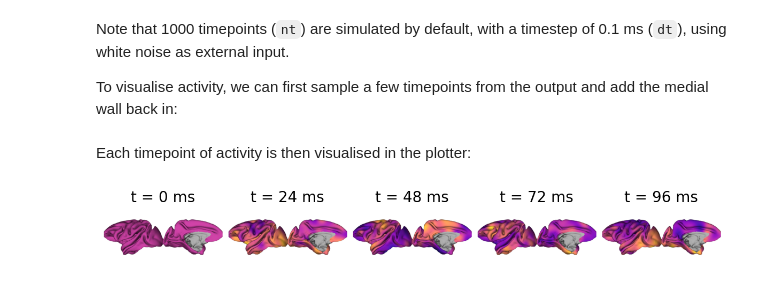
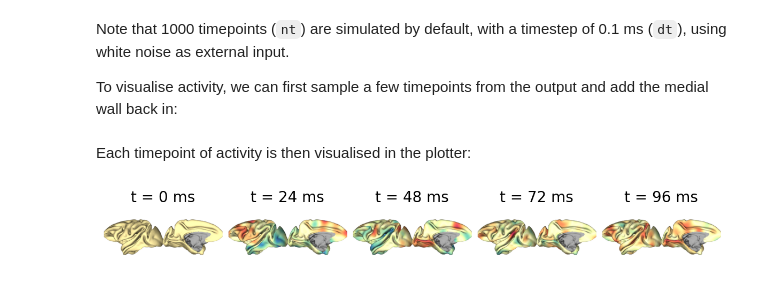
Before and after one commit to VictorBarnes/neuromodes, a Jupyter notebook: docs/tutorials/wave_model.ipynb, the cells around one changed output. Cells and saved outputs as stored; diff of their text form; code cells hidden in the pictures.

Commit message:
Remove dict return from fetch_surf + add data DOIs + change default colormap

```diff
--- a/docs/tutorials/wave_model.ipynb
+++ b/docs/tutorials/wave_model.ipynb
@@ -22,9 +22,9 @@ from nsbtools.utils import unmask
 from nsbtools.plotting import plot_surf
 from importlib.resources import files
 
-lh_surf = fetch_surf(species='macaque')
+mesh, medmask = fetch_surf(species='macaque')
 
-solver = EigenSolver(lh_surf['mesh'], mask=lh_surf['medmask'])
+solver = EigenSolver(mesh, mask=medmask)
 # %% [markdown]
 We can then call the `simulate_waves` class method:
 # %%
@@ -36,17 +36,17 @@ Note that 1000 timepoints (`nt`) are simulated by default, with a timestep of 0.
 
 To visualise activity, we can first sample a few timepoints from the output and add the medial wall back in:
 # %%
-sim_ts_sample = unmask(sim_ts[:, ::240], lh_surf['medmask'])  # Sample every 240 time points
+sim_ts_sample = unmask(sim_ts[:, ::240], medmask)  # Sample every 240 time points
 # %% [markdown]
 Each timepoint of activity is then visualised in the plotter:
 # %%
 lh_surfpath = files('nsbtools.data') / 'sp-macaque_tpl-fsLR_den-32k_hemi-L_midthickness.surf.gii'
 plot_surf(
     lh_surfpath,
     sim_ts_sample,
     labels=[f't = {i*24} ms' for i in range(5)],
-    cmap='plasma',
+    cmap='Spectral',
     color_range='group'
 )
 # %% [output]
-[figure, old version]
+[figure, new version]
```
Also changed, not shown: 9 other files.
